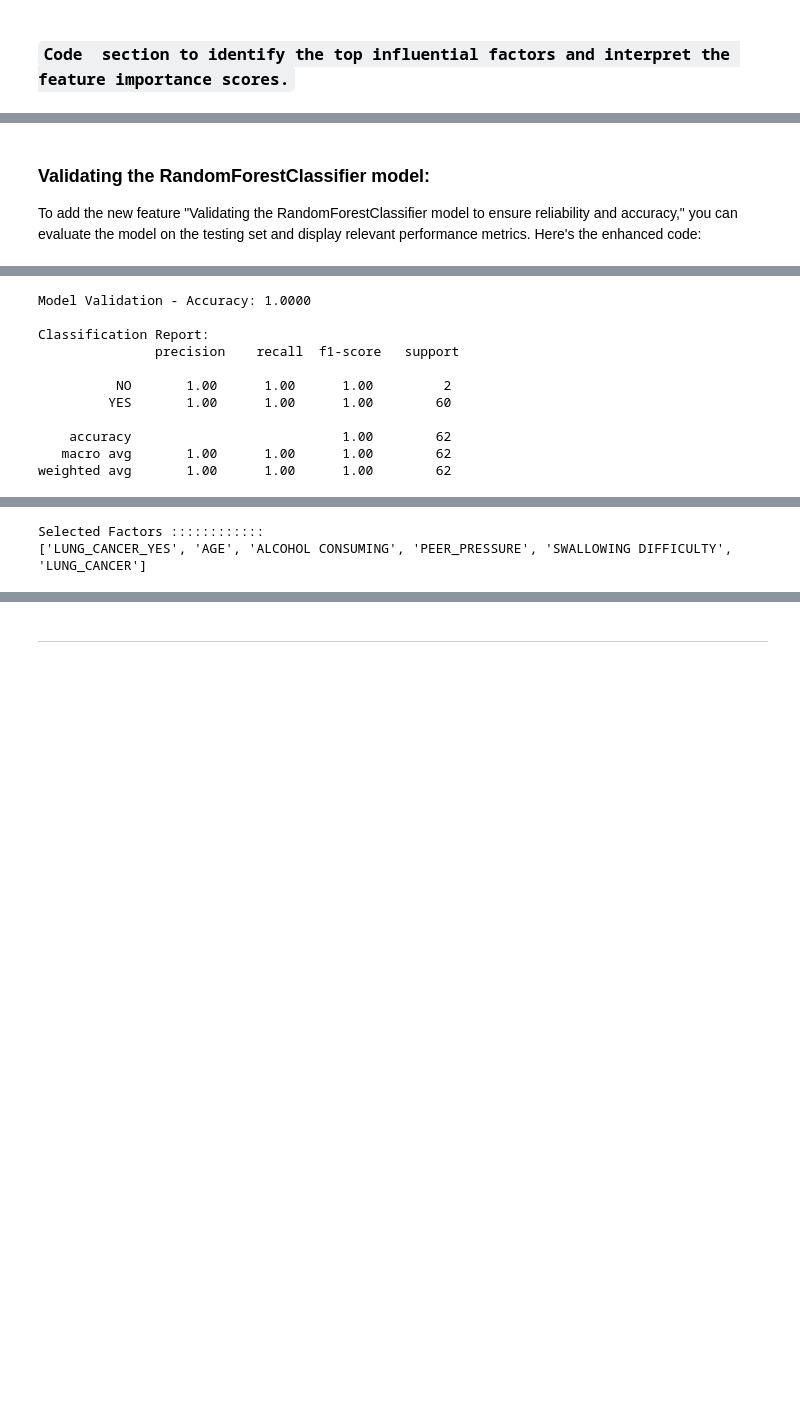
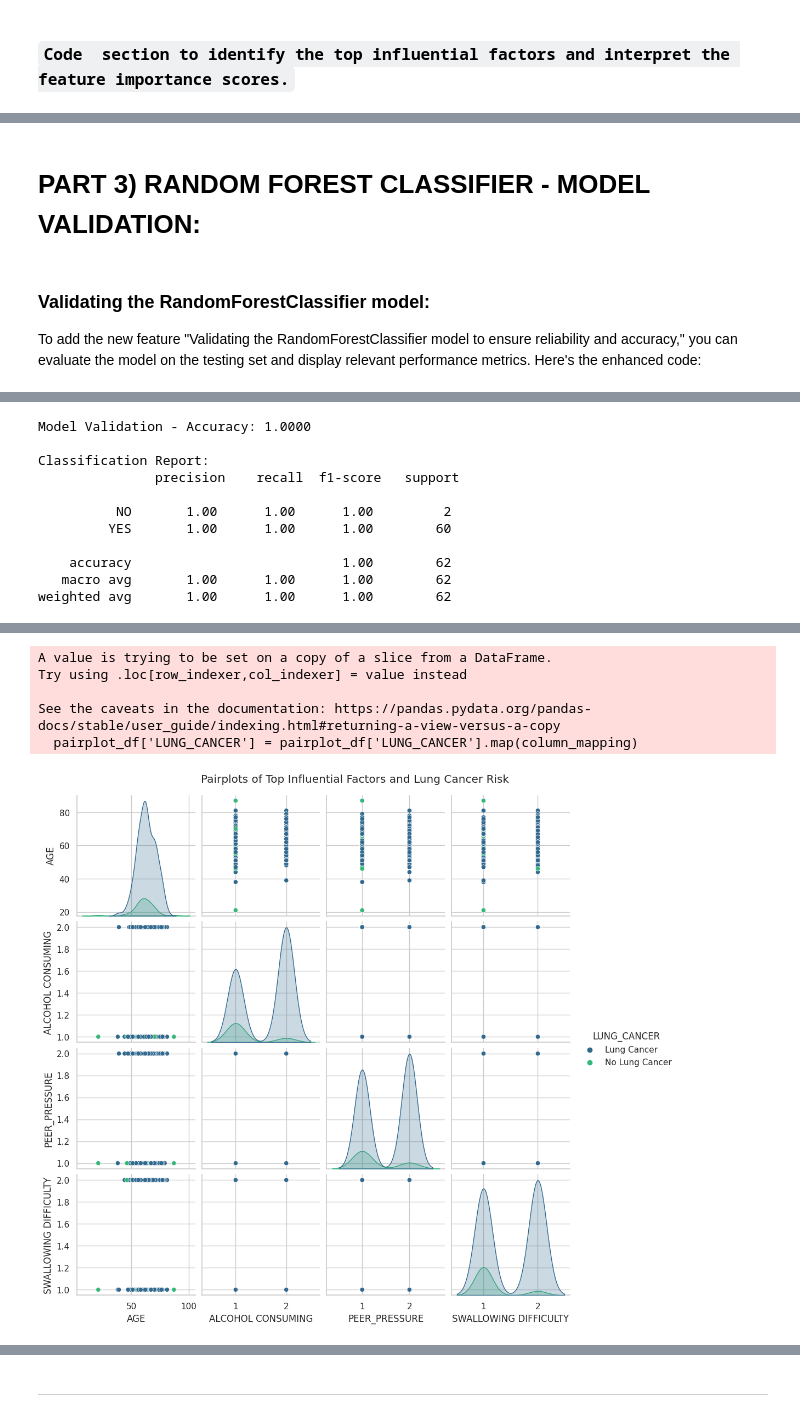
Before and after one commit to radhakrishnan-omotec/lung-repository, a Jupyter notebook: 4_Lung_Cancer_prediction.ipynb, the cells around one changed output, grey strips where cells are left out. Cells and saved outputs as stored; diff of their text form; code cells hidden in the pictures; blank space fills up the shorter version.

```diff
--- a/4_Lung_Cancer_prediction.ipynb
+++ b/4_Lung_Cancer_prediction.ipynb
@@ -518,3 +524,5 @@ dtype: float64
+# %% [markdown]
+# PART 3) RANDOM FOREST CLASSIFIER - MODEL VALIDATION:
 # %% [markdown]
 ### Validating the RandomForestClassifier model:
 
@@ -614,39 +622,63 @@ plt.show()
 top_factors = 5  # Specify the number of top factors to display
 selected_factors = feature_importance.head(top_factors).index.tolist()
 
-# Add 'LUNG_CANCER' to the selected factors list
-selected_factors.append('LUNG_CANCER')
+# Values to be removed from selected_factors
+values_to_remove = ['LUNG_CANCER_YES']
+
+# Remove specific values from selected factors list
+selected_factors = [factor for factor in selected_factors if factor not in values_to_remove]
+
+# Add 'LUNG_CANCER' to the selected factors list separately
+selected_factors_with_target = selected_factors + ['LUNG_CANCER']
+
+# Plot pair plots to explore correlations between influential factors and lung cancer risk
+pairplot_df = df[selected_factors_with_target]
+
+# Update column names for better visualization
+column_mapping = {
+    'YES': 'Lung Cancer',
+    'NO': 'No Lung Cancer'
+}
+pairplot_df['LUNG_CANCER'] = pairplot_df['LUNG_CANCER'].map(column_mapping)
+
+sns.pairplot(pairplot_df, hue='LUNG_CANCER', palette='viridis')
+plt.suptitle('Pairplots of Top Influential Factors and Lung Cancer Risk', y=1.02)
+plt.show()
 # %% [output]
 First 5 rows of the dataset:
   GENDER  AGE  SMOKING  YELLOW_FINGERS  ANXIETY  PEER_PRESSURE  \
 0      M   69        1               2        2              1
 1      M   74        2               1        1              1
 2      F   59        1               1        1              2
 3      M   63        2               2        2              1
 4      F   63        1               2        1              1
 
    CHRONIC DISEASE  FATIGUE   ALLERGY   WHEEZING  ALCOHOL CONSUMING  COUGHING  \
 0                1         2         1         2                  2         2
 1                2         2         2         1                  1         1
 2                1         2         1         2                  1         2
 ... (81 lines left out)
 SWALLOWING DIFFICULTY    0
 CHEST PAIN               0
 LUNG_CANCER              0
 dtype: int64
 [figure]
 [figure]
 Model Validation - Accuracy: 1.0000
 
 Classification Report:
                precision    recall  f1-score   support
 
           NO       1.00      1.00      1.00         2
          YES       1.00      1.00      1.00        60
 
     accuracy                           1.00        62
    macro avg       1.00      1.00      1.00        62
 weighted avg       1.00      1.00      1.00        62
 [figure]
-Selected Factors ::::::::::::
-['LUNG_CANCER_YES', 'AGE', 'ALCOHOL CONSUMING', 'PEER_PRESSURE', 'SWALLOWING DIFFICULTY', 'LUNG_CANCER']
+A value is trying to be set on a copy of a slice from a DataFrame.
+Try using .loc[row_indexer,col_indexer] = value instead
+
+See the caveats in the documentation: https://pandas.pydata.org/pandas-docs/stable/user_guide/indexing.html#returning-a-view-versus-a-copy
+  pairplot_df['LUNG_CANCER'] = pairplot_df['LUNG_CANCER'].map(column_mapping)
+[figure, added]
```
Also changed, not shown: parts of 9 cells of this notebook.
